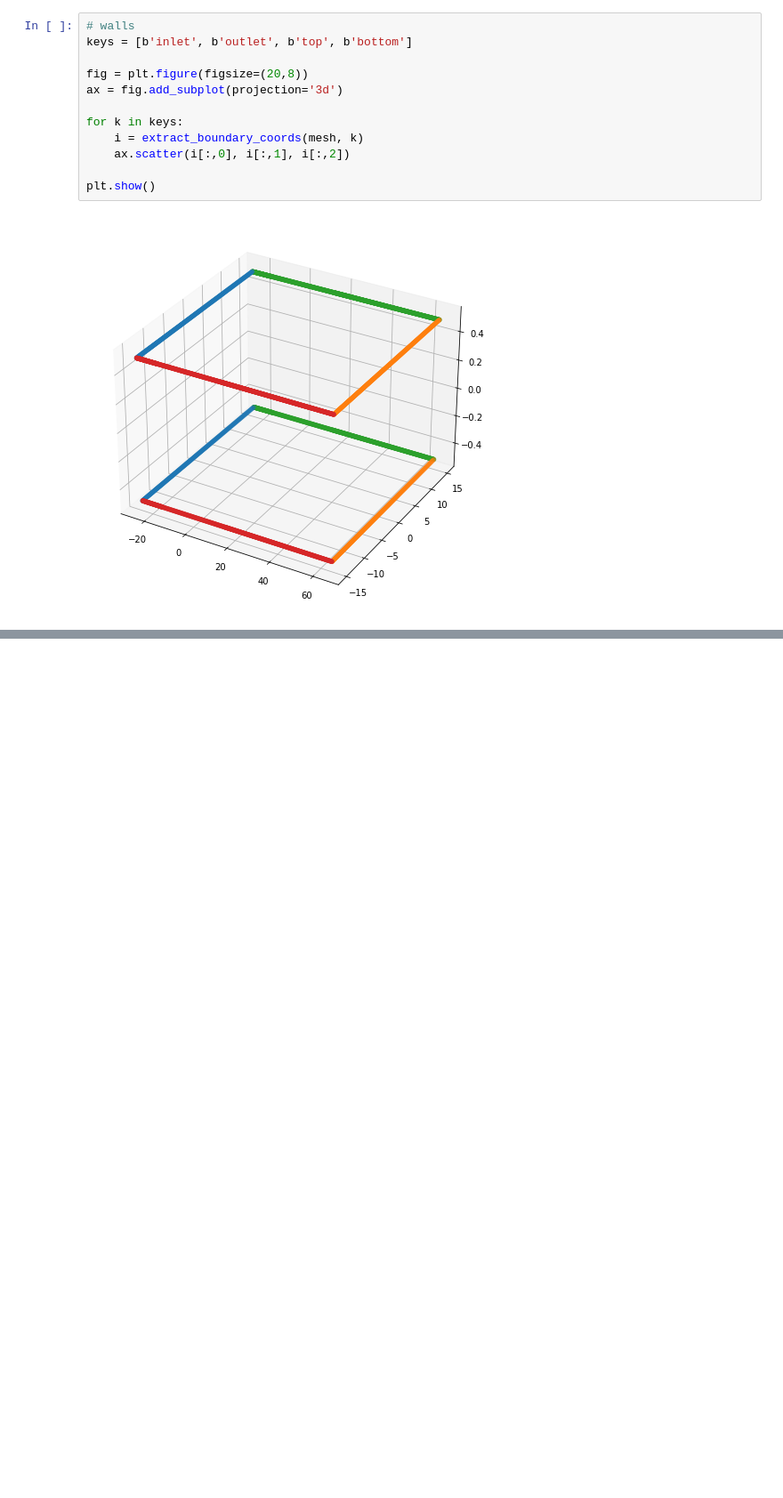
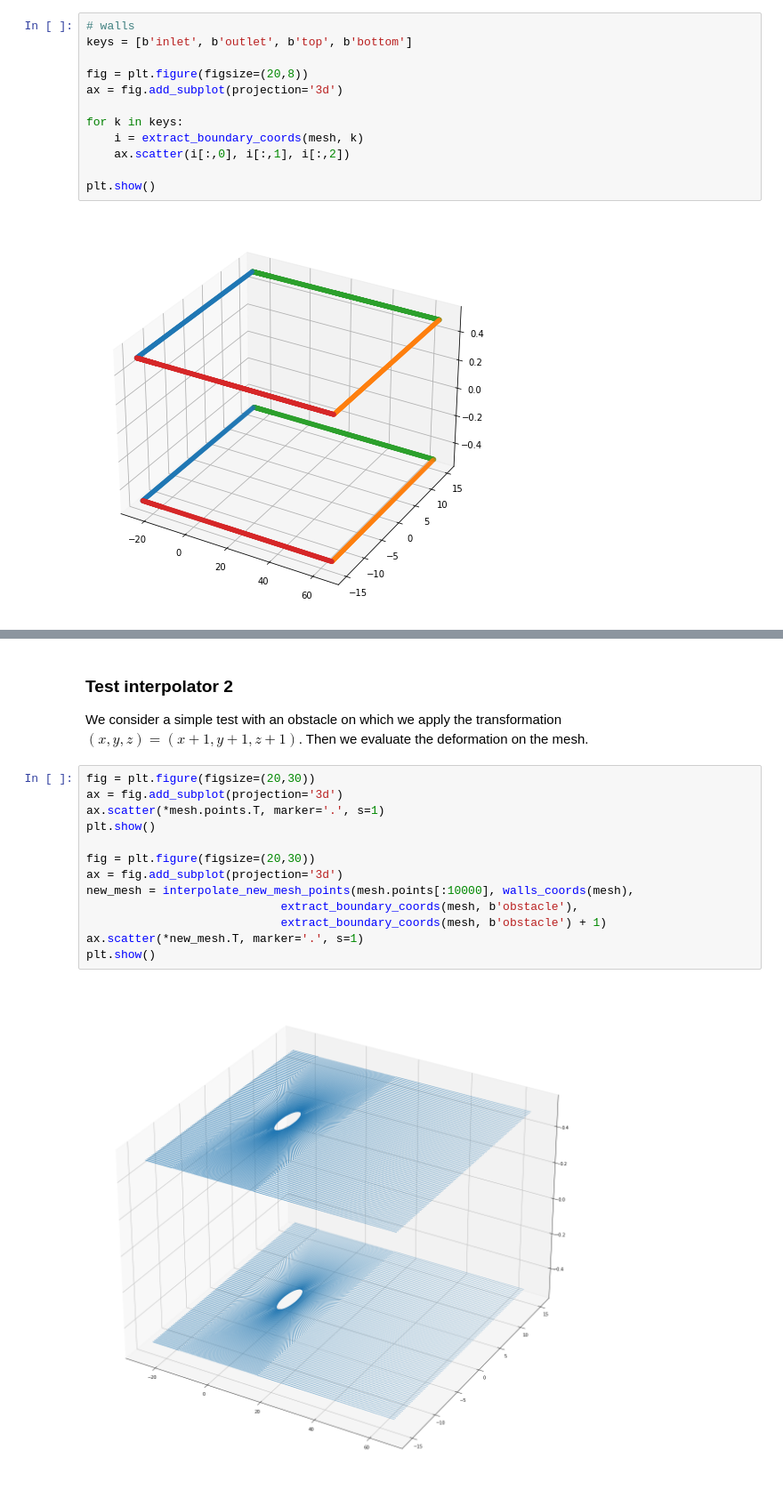
Before and after one commit to fAndreuzzi/mismesh, a Jupyter notebook: Notebook.ipynb, the cells around one changed output, grey strips where cells are left out. Shown at 89% size. Drawn from its saved outputs; the diff is of its cells as text; blank space fills up the shorter version.

```diff
--- a/Notebook.ipynb
+++ b/Notebook.ipynb
@@ -119,0 +121,18 @@ plt.show()
+# %% [markdown]
+### Test interpolator 2
+We consider a simple test with an obstacle on which we apply the transformation $(x,y,z) = (x+1, y+1, z+1)$. Then we evaluate the deformation on the mesh.
+# %%
+fig = plt.figure(figsize=(20,30))
+ax = fig.add_subplot(projection='3d')
+ax.scatter(*mesh.points.T, marker='.', s=1)
+plt.show()
+
+fig = plt.figure(figsize=(20,30))
+ax = fig.add_subplot(projection='3d')
+new_mesh = interpolate_new_mesh_points(mesh.points[:10000], walls_coords(mesh),
+                            extract_boundary_coords(mesh, b'obstacle'),
+                            extract_boundary_coords(mesh, b'obstacle') + 1)
+ax.scatter(*new_mesh.T, marker='.', s=1)
+plt.show()
+# %% [output]
+[figure, added]
```
Also changed, not shown: parts of 7 cells of this notebook.
